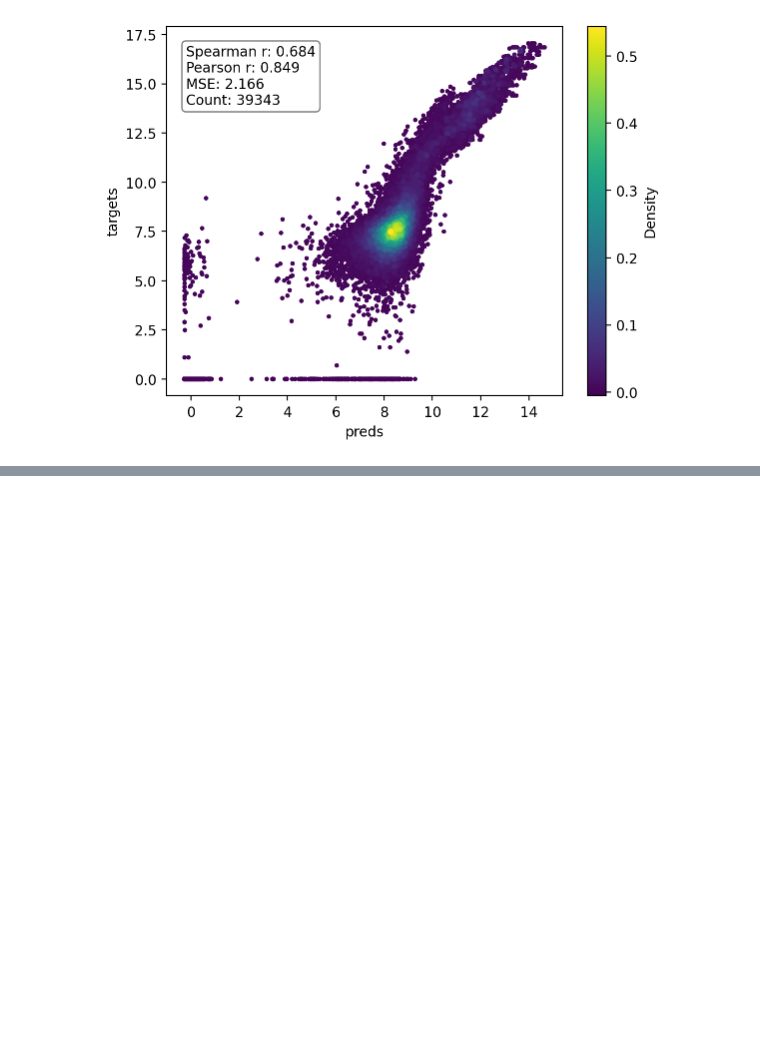
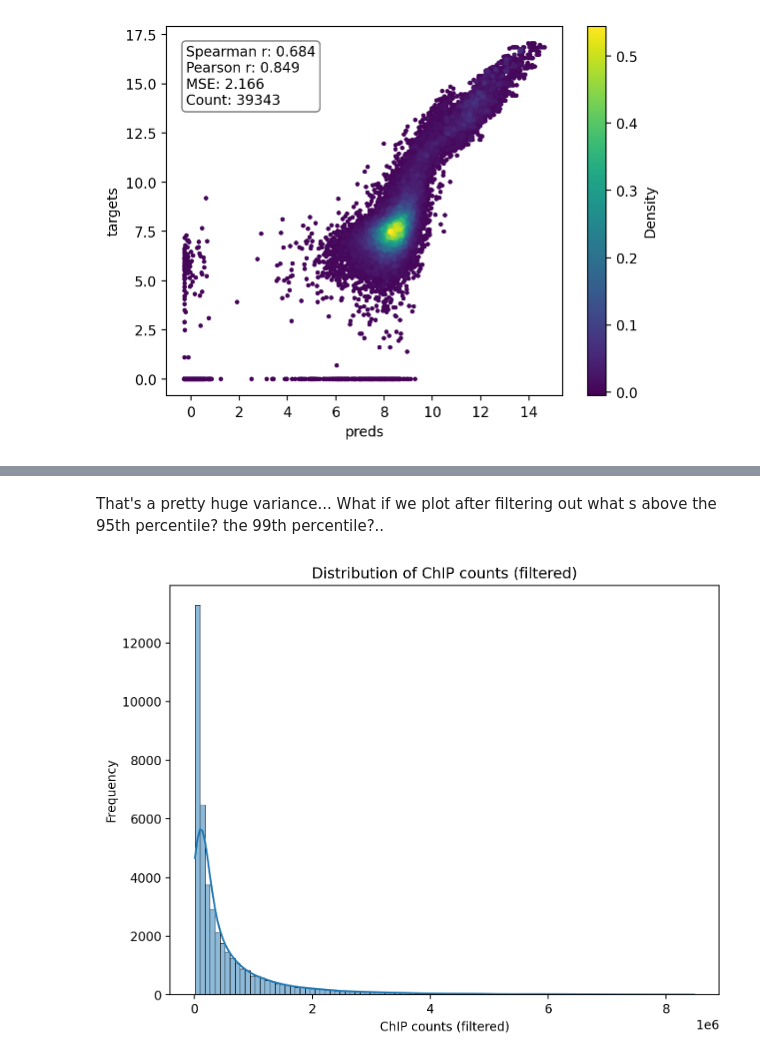
Before and after one commit to kundajelab/histobpnet, a Jupyter notebook: experiments/valeh/notebooks/12_5_2025.ipynb, the cells around one changed output, grey strips where cells are left out. Cells and saved outputs as stored; diff of their text form; code cells hidden in the pictures; blank space fills up the shorter version.

```diff
--- a/experiments/valeh/notebooks/12_5_2025.ipynb
+++ b/experiments/valeh/notebooks/12_5_2025.ipynb
@@ -175,0 +185,21 @@ plt.show()
+# %%
+p = "/large_storage/goodarzilab/valehvpa/data/projects/scCisTrans/for_borzoi/histone/peak_scramble/maya_gapped_peaks/gm12878_h3k27ac_peaks.gappedPeak.canonical"
+obs_atac = "/large_storage/goodarzilab/valehvpa/data/projects/scCisTrans/for_hist/gm12878_atac_encode/data/ENCFF180XQC.bigWig"
+pred_corr_atac = "/large_storage/goodarzilab/valehvpa/data/projects/scCisTrans/for_hist/gm12878_atac_encode/data/ENCFF873JQP.bigWig"
+chip = "/large_storage/goodarzilab/valehvpa/data/projects/scCisTrans/for_borzoi/histone/peak_scramble/maya_coverage/all_reps.bw"
+inputc = "/large_storage/goodarzilab/valehvpa/data/projects/scCisTrans/for_borzoi/histone/peak_scramble/maya_coverage/inputc/inputc.bw"
+
+df = pd.read_csv(
+    p,
+    sep="\t",
+    header=None,
+    index_col=False,
+)
+df["length"] = df[2] - df[1]
+df.rename(columns={0: 'chrom', 1: 'start', 2: 'end'}, inplace=True)
+
+import pyBigWig
+obs_atac_bw = pyBigWig.open(obs_atac)
+pred_corr_atac_bw = pyBigWig.open(pred_corr_atac)
+chip_bw = pyBigWig.open(chip)
+inputc_bw = pyBigWig.open(inputc)
@@ -175,0 +305,15 @@ plt.show()
+# %% [markdown]
+That's a pretty huge variance... What if we plot after filtering out what s above the 95th percentile? the 99th percentile?..
+# %%
+# filter out values above the 99th percentile
+p99 = np.percentile(chip_cts, 99)
+chip_cts_filtered = chip_cts[chip_cts <= p99]
+# plot distirubiton of filtered chip_cts
+plt.figure(figsize=(8, 6))
+sns.histplot(chip_cts_filtered, bins=100, kde=True)
+plt.xlabel("ChIP counts (filtered)")
+plt.ylabel("Frequency")
+plt.title("Distribution of ChIP counts (filtered)")
+plt.show()
+# %% [output]
+[figure, added]
```
Also changed, not shown: parts of 41 cells of this notebook, 4 other files.
